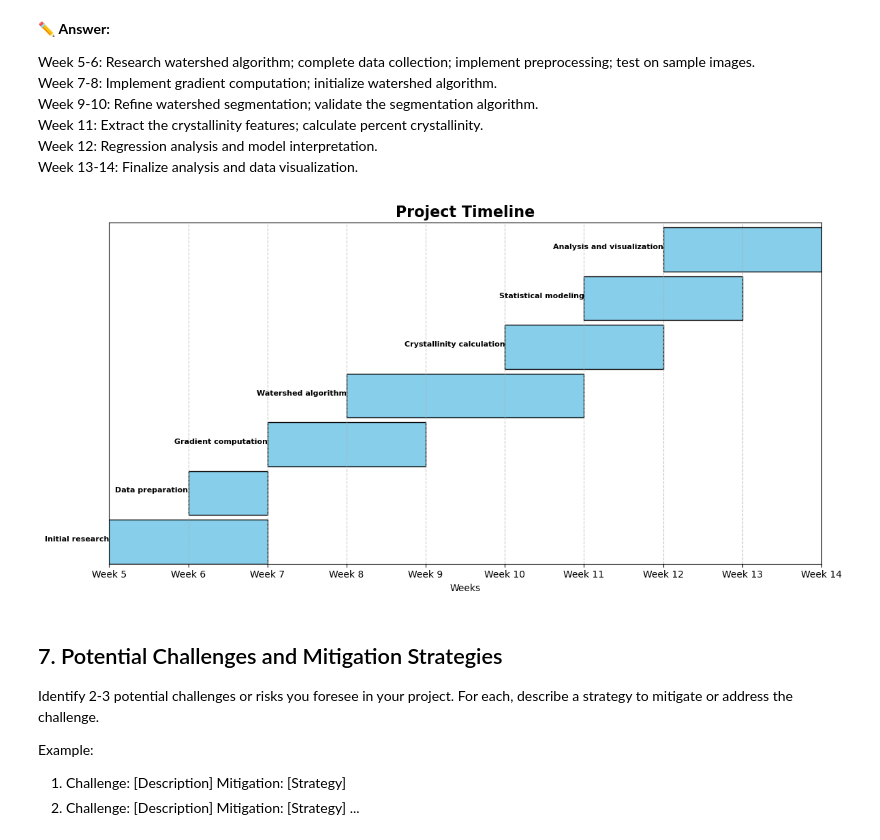
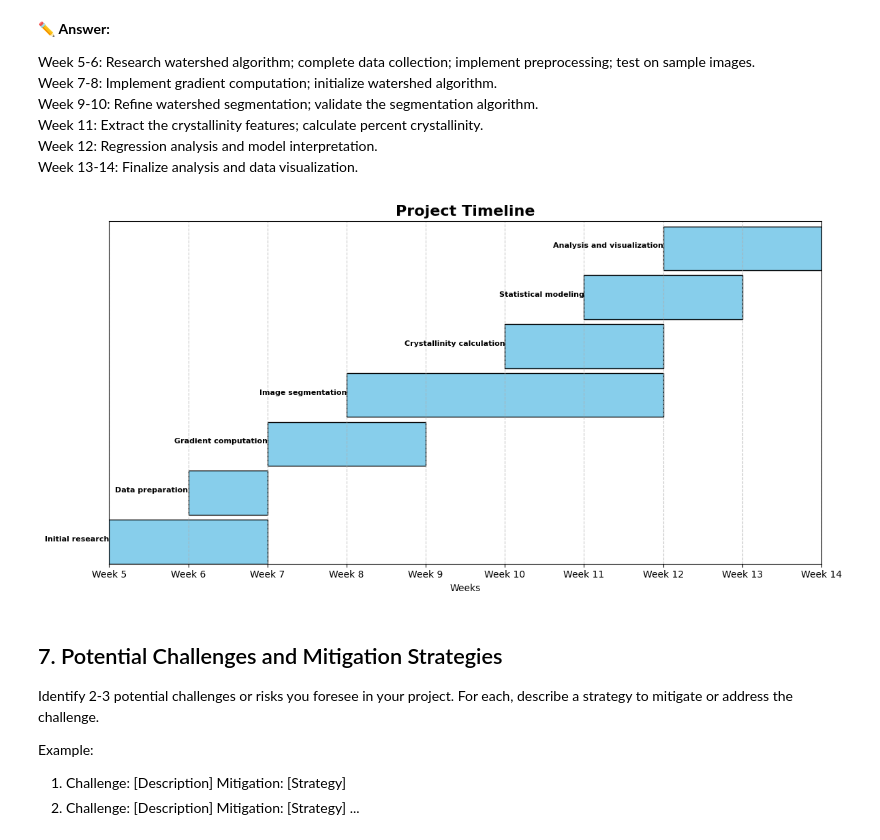
Before and after one commit to PriyaPitawala/cmse802_project, a Jupyter notebook: reports/interim/HW01-ProjectPlan-Priya_Pitawala.ipynb, the cells around one changed output. Saved outputs shown, nothing was run; the diff lists cells and outputs as text; code cells hidden in the pictures.

```diff
--- a/reports/interim/HW01-ProjectPlan-Priya_Pitawala.ipynb
+++ b/reports/interim/HW01-ProjectPlan-Priya_Pitawala.ipynb
@@ -162,7 +162,7 @@ tasks = [
     ("Initial research", 0, 2),
     ("Data preparation", 1, 2),
     ("Gradient computation", 2, 4),
-    ("Watershed algorithm", 3, 6),
+    ("Image segmentation", 3, 7),
     ("Crystallinity calculation", 5, 7),
     ("Statistical modeling", 6, 8),
     ("Analysis and visualization", 7, 9)
@@ -170,34 +170,38 @@ tasks = [
 
 # Set up the plot
 fig, ax = plt.subplots(figsize=(12, 6))
 
 # Plot each task as a horizontal bar
 for i, task in enumerate(tasks):
     start_date = task[1]
     duration = task[2] - task[1]
     ax.broken_barh([(start_date, duration)], (i*10, 9), facecolors='skyblue', edgecolors='black')
     ax.text(start_date, i*10+5, task[0], va='center', ha='right', fontweight='bold', fontsize=8, color='black', rotation=0, rotation_mode='anchor')
 
 # Customize the plot
 ax.set_ylim(0, len(tasks)*10)
 ax.set_xlim(0, 9)
 ax.set_xlabel('Weeks')
 ax.set_yticks([])
 ax.set_xticks(range(10))
 ax.set_xticklabels(['Week '+str(i+5) for i in range(10)])
 ax.grid(True, axis='x', linestyle='--', alpha=0.7)
 
 # Add title
 plt.title('Project Timeline', fontsize=16, fontweight='bold')
 
+plt.savefig("gantt_chart.png")
+
 # Show the plot
 plt.tight_layout()
 plt.show()
 
 
+
+
 ## The code for this gantt chart was drafted using Perplexity AI and modified accordingly.
 # %% [output]
-[figure, old version]
+[figure, new version]
 # %% [markdown]
 ## 7. Potential Challenges and Mitigation Strategies
 
```
Also changed, not shown: 12 other files.
